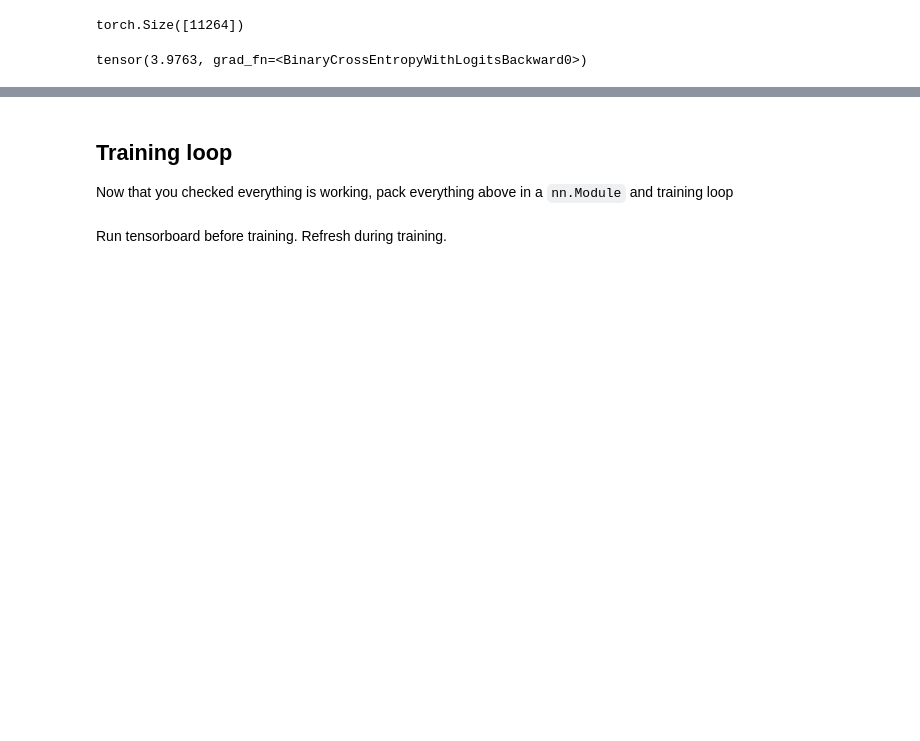
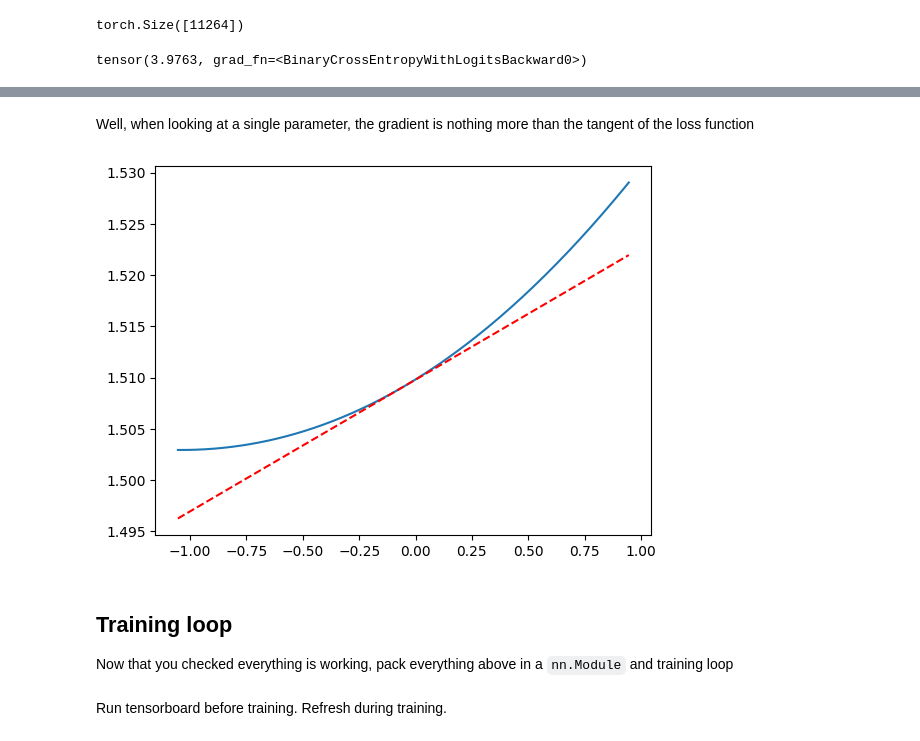
Before and after one commit to LernerPaul/pw2_embedding, a Jupyter notebook: notebook.ipynb, the cells around one changed output, grey strips where cells are left out. Saved outputs shown, nothing was run; the diff lists cells and outputs as text; code cells hidden in the pictures; blank space fills up the shorter version.

```diff
--- a/notebook.ipynb
+++ b/notebook.ipynb
@@ -242,0 +246,19 @@ tensor(3.9763, grad_fn=<BinaryCrossEntropyWithLogitsBackward0>)
+# %%
+original_weight = W.weight.data[0,0].clone()
+perturbations = torch.linspace(-1,1, 200)
+losses = []
+for perturbation in perturbations:
+    W.weight.data[0,0] = original_weight+perturbation
+    raise NotImplementedError("same code as above")
+    similarities =
+    loss =
+    losses.append(loss)
+
+losses = torch.stack(losses)
+weight_range = original_weight + perturbations
+# %%
+# finally, get the original loss
+W.weight.data[0,0] = original_weight
+raise NotImplementedError("same code as above")
+similarities =
+loss =
@@ -243,3 +268,17 @@ tensor(3.9763, grad_fn=<BinaryCrossEntropyWithLogitsBackward0>)
+# %%
+current_gradient = W.weight.grad[0,0]
+# %% [markdown]
+Well, when looking at a single parameter, the gradient is nothing more than the tangent of the loss function
+# %%
+plt.plot(weight_range, losses.detach())
+
+h = plt.plot(
+    weight_range,
+    current_gradient*(weight_range - original_weight) + loss.detach(),
+    'r--'
+)
+# %% [output]
+[figure, added]
 # %% [markdown]
 ## Training loop
 
```
Also changed, not shown: parts of 2 cells of this notebook.
